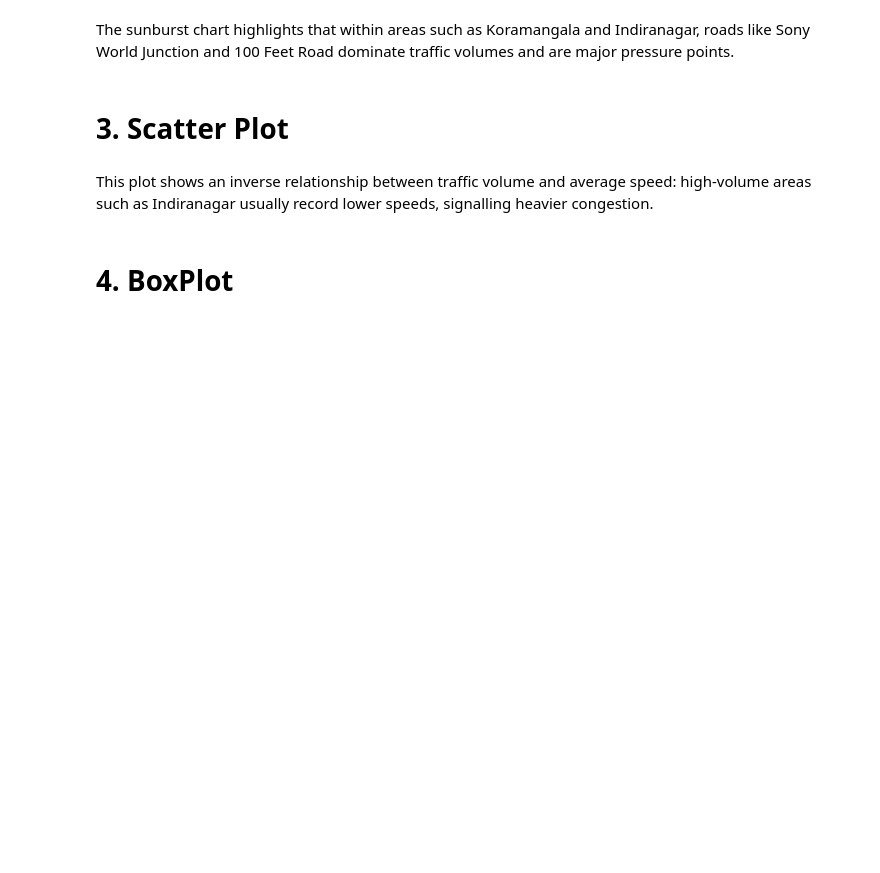
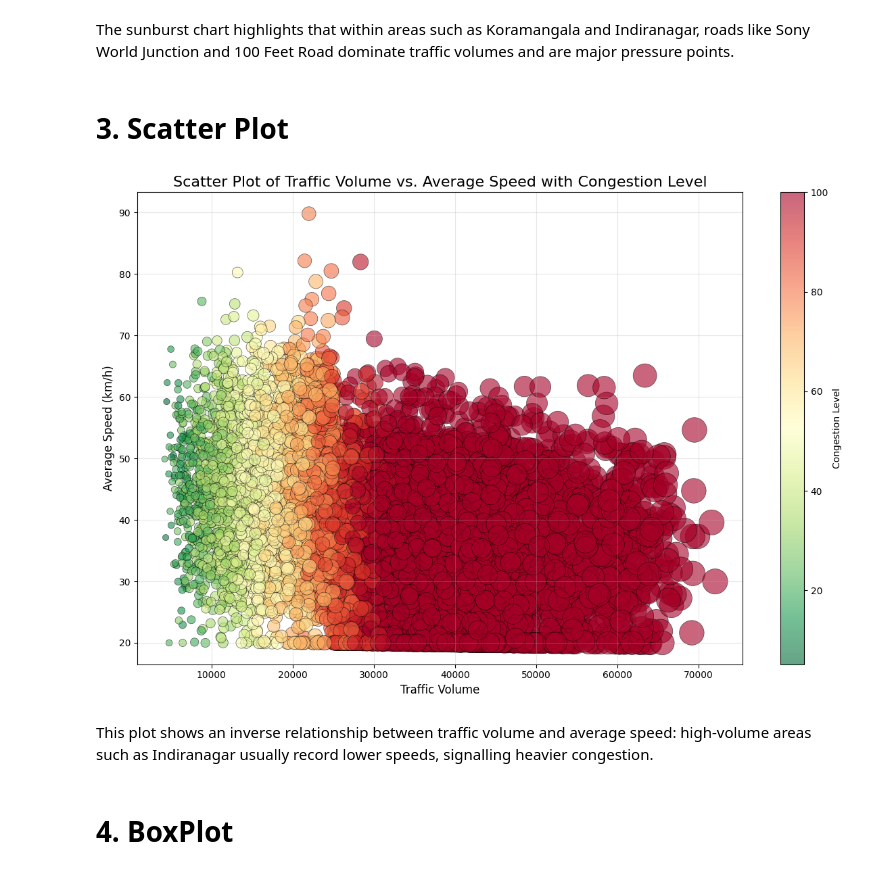
Before and after one commit to pranav738/fods_assignment, a Jupyter notebook: src/notebooks/in-depth-analysis-of-bangalore-traffic.ipynb, the cells around one changed output. Cells and saved outputs as stored; diff of their text form; code cells hidden in the pictures; blank space fills up the shorter version.

```diff
--- a/src/notebooks/in-depth-analysis-of-bangalore-traffic.ipynb
+++ b/src/notebooks/in-depth-analysis-of-bangalore-traffic.ipynb
@@ -115,10 +149,21 @@ The sunburst chart highlights that within areas such as Koramangala and Indirana
 # %% [markdown]
 # 3. Scatter Plot
 # %%
-fig = px.scatter(df, x='Traffic Volume', y='Average Speed', color='Congestion Level',
-                 size='Traffic Volume', hover_data=['Area Name', 'Road/Intersection Name'],
-                 title="Scatter Plot of Traffic Volume vs. Average Speed with Congestion Level")
-fig.show()
+plt.figure(figsize=(12, 8))
+scatter = plt.scatter(df['Traffic Volume'], df['Average Speed'],
+                     c=df['Congestion Level'], s=df['Traffic Volume']/100,
+                     cmap='RdYlGn_r', alpha=0.6, edgecolors='black', linewidth=0.5)
+plt.colorbar(scatter, label='Congestion Level')
+plt.xlabel('Traffic Volume', fontsize=12)
+plt.ylabel('Average Speed (km/h)', fontsize=12)
+plt.title('Scatter Plot of Traffic Volume vs. Average Speed with Congestion Level', fontsize=16)
+plt.grid(alpha=0.3)
+plt.tight_layout()
+img_count['num'] += 1
+plt.savefig(f'{output_dir}/{img_count["num"]:02d}_scatter_volume_vs_speed.png', dpi=300, bbox_inches='tight')
+plt.show()
+# %% [output]
+[figure, added]
 # %% [markdown]
 This plot shows an inverse relationship between traffic volume and average speed: high-volume areas such as Indiranagar usually record lower speeds, signalling heavier congestion.
 # %% [markdown]
```
Also changed, not shown: parts of 17 cells of this notebook, 2 other files.
